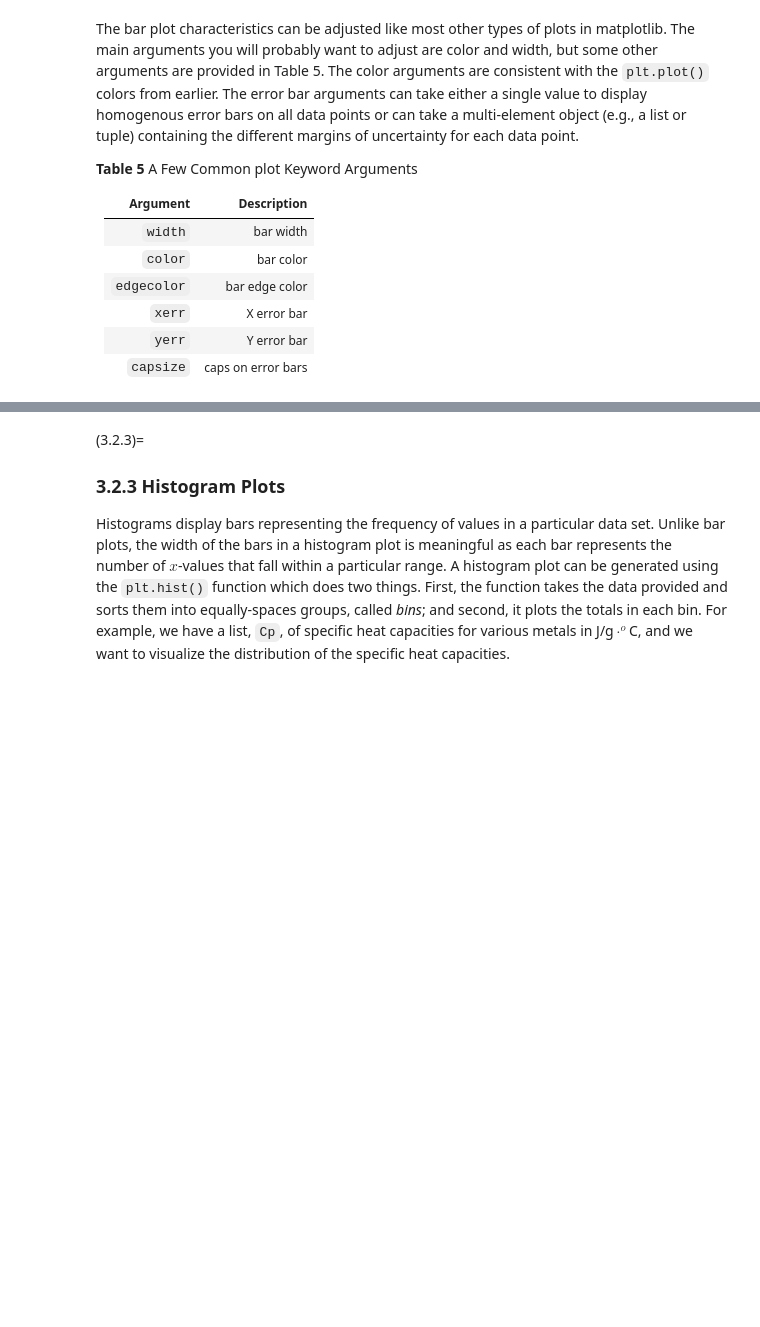
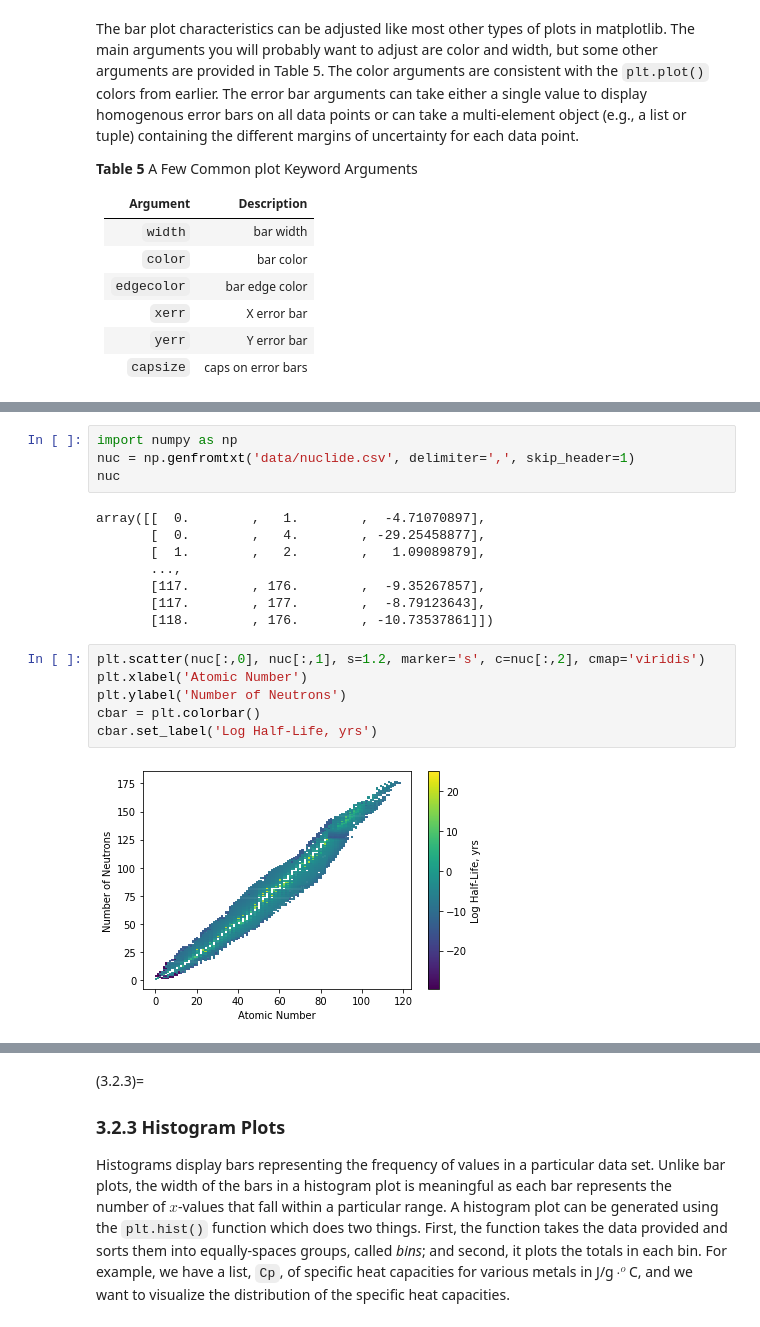
Before and after one commit to weisscharlesj/SciCompforChemists, a Jupyter notebook: _sources/notebooks/chapter_03/chap_03_notebook.ipynb, the cells around one changed output, grey strips where cells are left out. Drawn from its saved outputs; the diff is of its cells as text; blank space fills up the shorter version.

```diff
--- a/_sources/notebooks/chapter_03/chap_03_notebook.ipynb
+++ b/_sources/notebooks/chapter_03/chap_03_notebook.ipynb
@@ -217,0 +234,20 @@ plt.colorbar()  # adds color key on the right
+# %%
+import numpy as np
+nuc = np.genfromtxt('data/nuclide.csv', delimiter=',', skip_header=1)
+nuc
+# %% [output]
+array([[  0.        ,   1.        ,  -4.71070897],
+       [  0.        ,   4.        , -29.25458877],
+       [  1.        ,   2.        ,   1.09089879],
+       ...,
+       [117.        , 176.        ,  -9.35267857],
+       [117.        , 177.        ,  -8.79123643],
+       [118.        , 176.        , -10.73537861]])
+# %%
+plt.scatter(nuc[:,0], nuc[:,1], s=1.2, marker='s', c=nuc[:,2], cmap='viridis')
+plt.xlabel('Atomic Number')
+plt.ylabel('Number of Neutrons')
+cbar = plt.colorbar()
+cbar.set_label('Log Half-Life, yrs')
+# %% [output]
+[figure, added]
```
Also changed, not shown: parts of 14 cells of this notebook, 24 other files.
